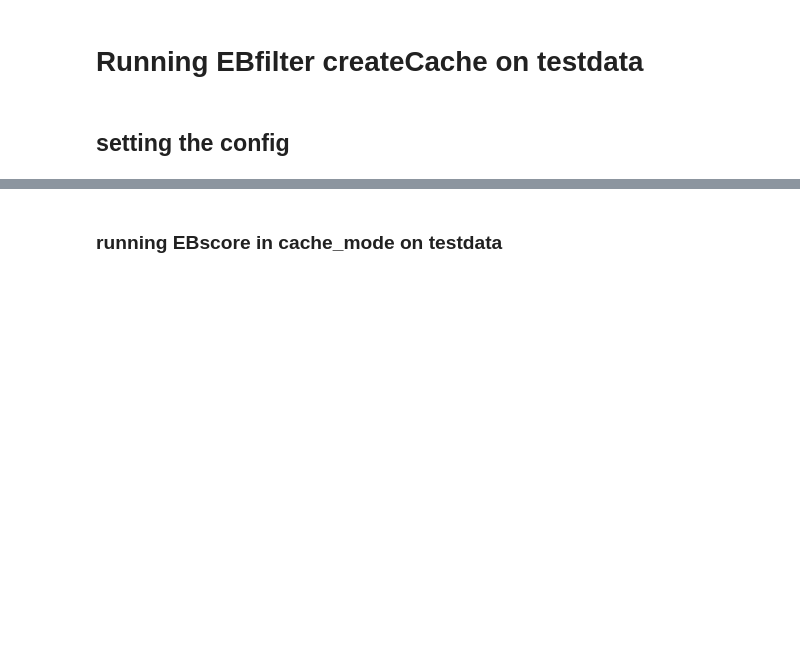
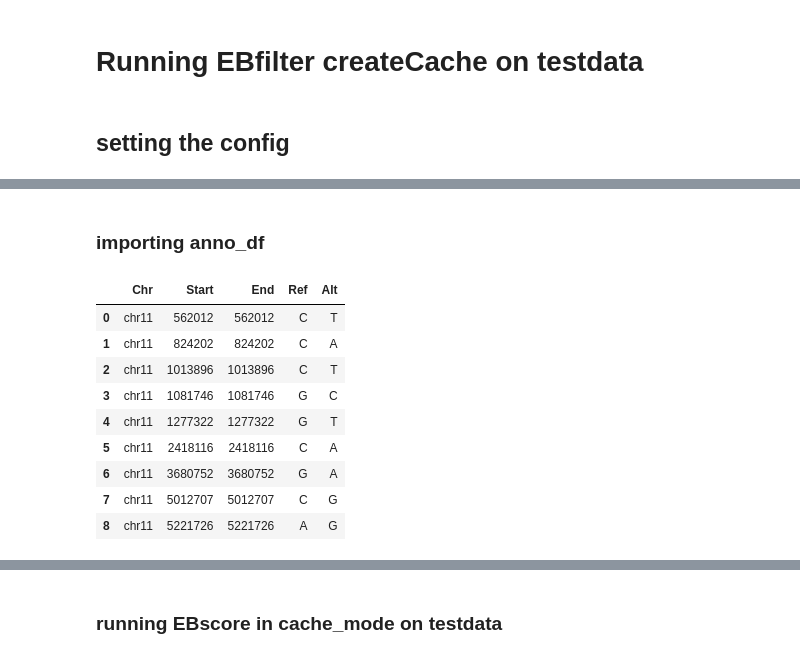
Before and after one commit to Mar111tiN/EBFilter, a Jupyter notebook: notebooks/ABcache.ipynb, the cells around one changed output, grey strips where cells are left out. Cells and saved outputs as stored; diff of their text form; code cells hidden in the pictures; blank space fills up the shorter version.

```diff
--- a/notebooks/ABcache.ipynb
+++ b/notebooks/ABcache.ipynb
@@ -54,0 +75,29 @@ run.main(args, config)
+# %% [markdown]
+### importing anno_df
+# %%
+import pandas as pd
+def to_int(Chr_name):
+    '''
+    converts all number chromosomes to int
+    '''
+    try:
+        return int(Chr_name)
+    except ValueError:
+        return Chr_name
+anno_df = pd.read_csv('testdata/input.anno', sep='\t', converters={0:to_int, 1:to_int, 2:to_int})
+rest_columns = [f'other{i+1}' for i in range(len(anno_df.columns) - 5)]
+anno_df.columns = ['Chr','Start','End','Ref', 'Alt'] + rest_columns
+test = "chr11"
+anno_df_chr = anno_df.query(f'Chr == "{test}"')
+anno_df_chr
+# %% [output]
+|  | Chr | Start | End | Ref | Alt |
+| 0 | chr11 | 562012 | 562012 | C | T |
+| 1 | chr11 | 824202 | 824202 | C | A |
+| 2 | chr11 | 1013896 | 1013896 | C | T |
+| 3 | chr11 | 1081746 | 1081746 | G | C |
+| 4 | chr11 | 1277322 | 1277322 | G | T |
+| 5 | chr11 | 2418116 | 2418116 | C | A |
+| 6 | chr11 | 3680752 | 3680752 | G | A |
+| 7 | chr11 | 5012707 | 5012707 | C | G |
+| 8 | chr11 | 5221726 | 5221726 | A | G |
```
Also changed, not shown: parts of 15 cells of this notebook, 6 other files.
